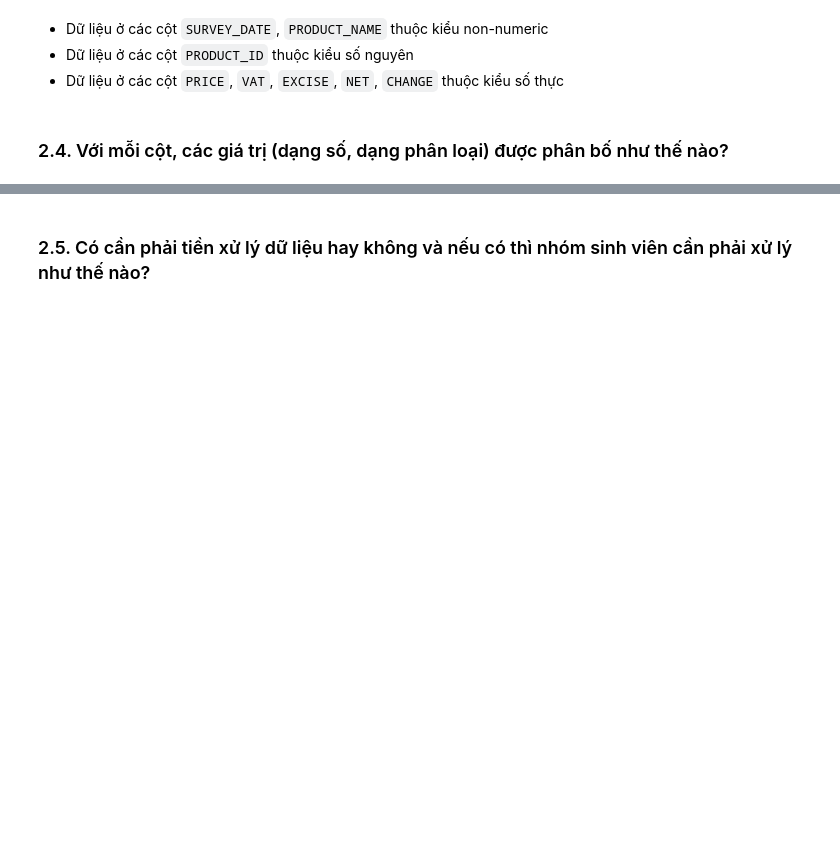
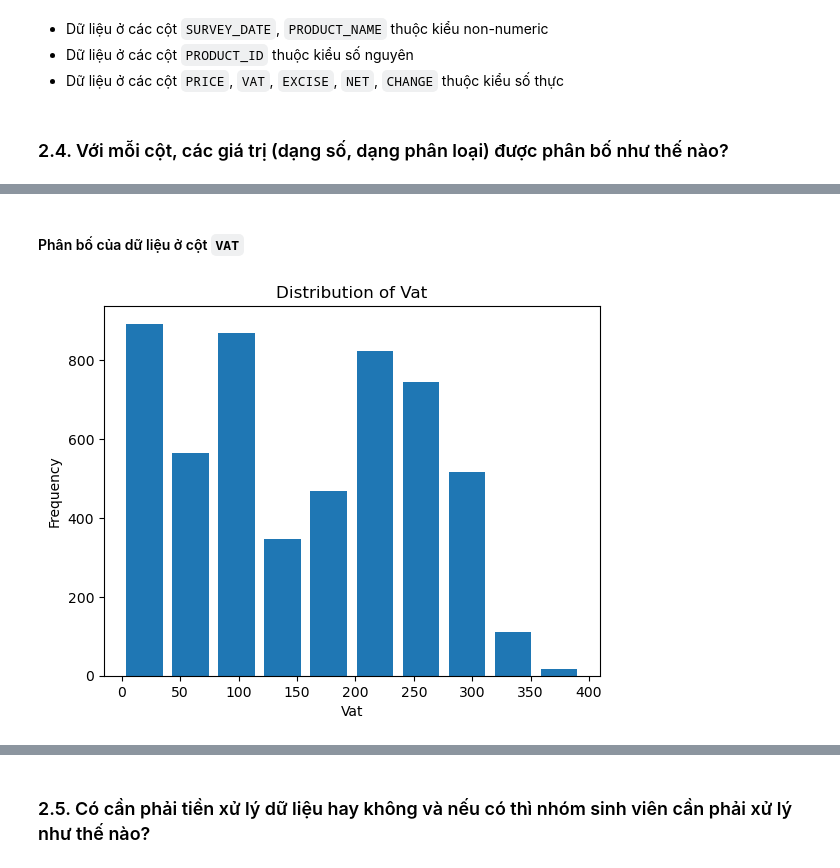
Before and after one commit to khangnl24112002/DataVisualization_Group02_Lab02, a Jupyter notebook: source_codes/main.ipynb, the cells around one changed output, grey strips where cells are left out. Drawn from its saved outputs; the diff is of its cells as text; code cells hidden in the pictures; blank space fills up the shorter version.

```diff
--- a/source_codes/main.ipynb
+++ b/source_codes/main.ipynb
@@ -88,0 +106,10 @@ dtype: object
+# %% [markdown]
+#### Phân bố của dữ liệu ở cột `VAT`
+# %%
+plt.hist(df['VAT'], bins=10, rwidth=0.8)
+plt.title('Distribution of Vat')
+plt.xlabel('Vat')
+plt.ylabel('Frequency')
+plt.show()
+# %% [output]
+[figure, added]
```
Also changed, not shown: parts of 23 cells of this notebook.
